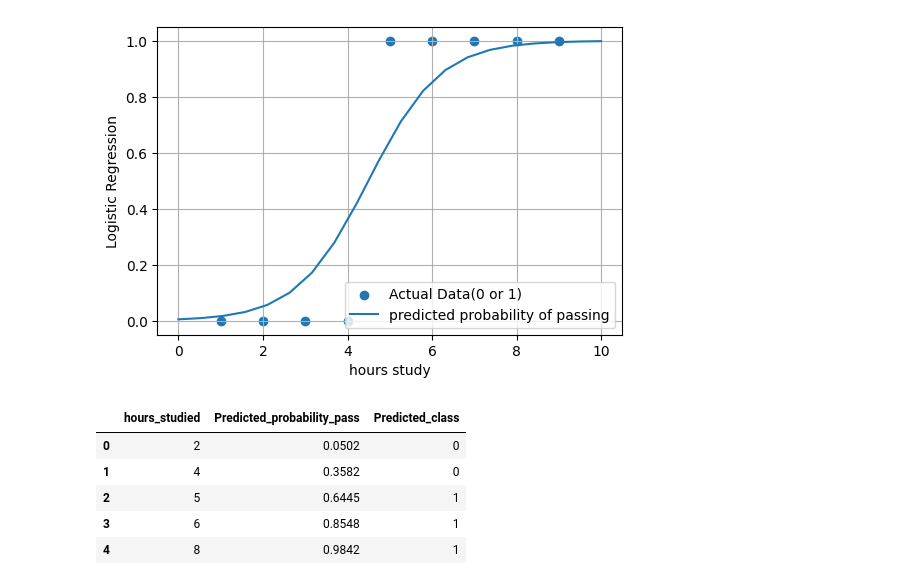
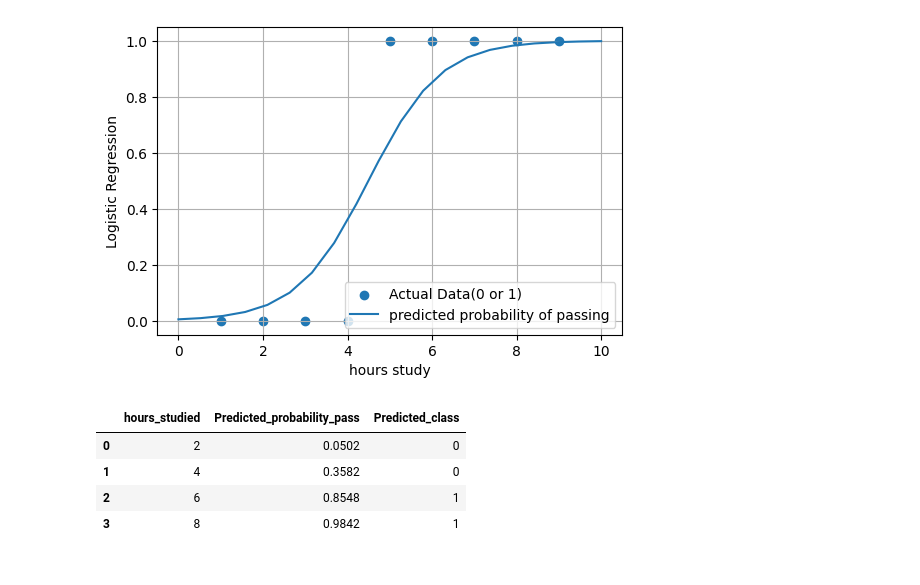
Before and after one commit to sonjoy1s/ML, a Jupyter notebook: Module14.ipynb, the cells around one changed output. Drawn from its saved outputs; the diff is of its cells as text; code cells hidden in the pictures.

```diff
--- a/Module14.ipynb
+++ b/Module14.ipynb
@@ -66,20 +66,19 @@ plt.show()
 [figure]
 # %%
 # predict for a few exmple student :
-exmp_hours = np.array([[2],[4],[5],[6],[8]])
+exmp_hours = np.array([[2],[4],[6],[8]])
 exmp_probs = toy_model.predict_proba(exmp_hours)[:,1]
 exmp_pred = toy_model.predict(exmp_hours)
 
 rlt_df = pd.DataFrame({
     "hours_studied": exmp_hours.flatten(),
     "Predicted_probability_pass": np.round(exmp_probs, 4),
     "Predicted_class": exmp_pred
 })
 rlt_df
 # %% [output]
 |  | hours_studied | Predicted_probability_pass | Predicted_class |
 | 0 | 2 | 0.0502 | 0 |
 | 1 | 4 | 0.3582 | 0 |
-| 2 | 5 | 0.6445 | 1 |
-| 3 | 6 | 0.8548 | 1 |
-| 4 | 8 | 0.9842 | 1 |
+| 2 | 6 | 0.8548 | 1 |
+| 3 | 8 | 0.9842 | 1 |
```
Also changed, not shown: parts of 15 cells of this notebook.
